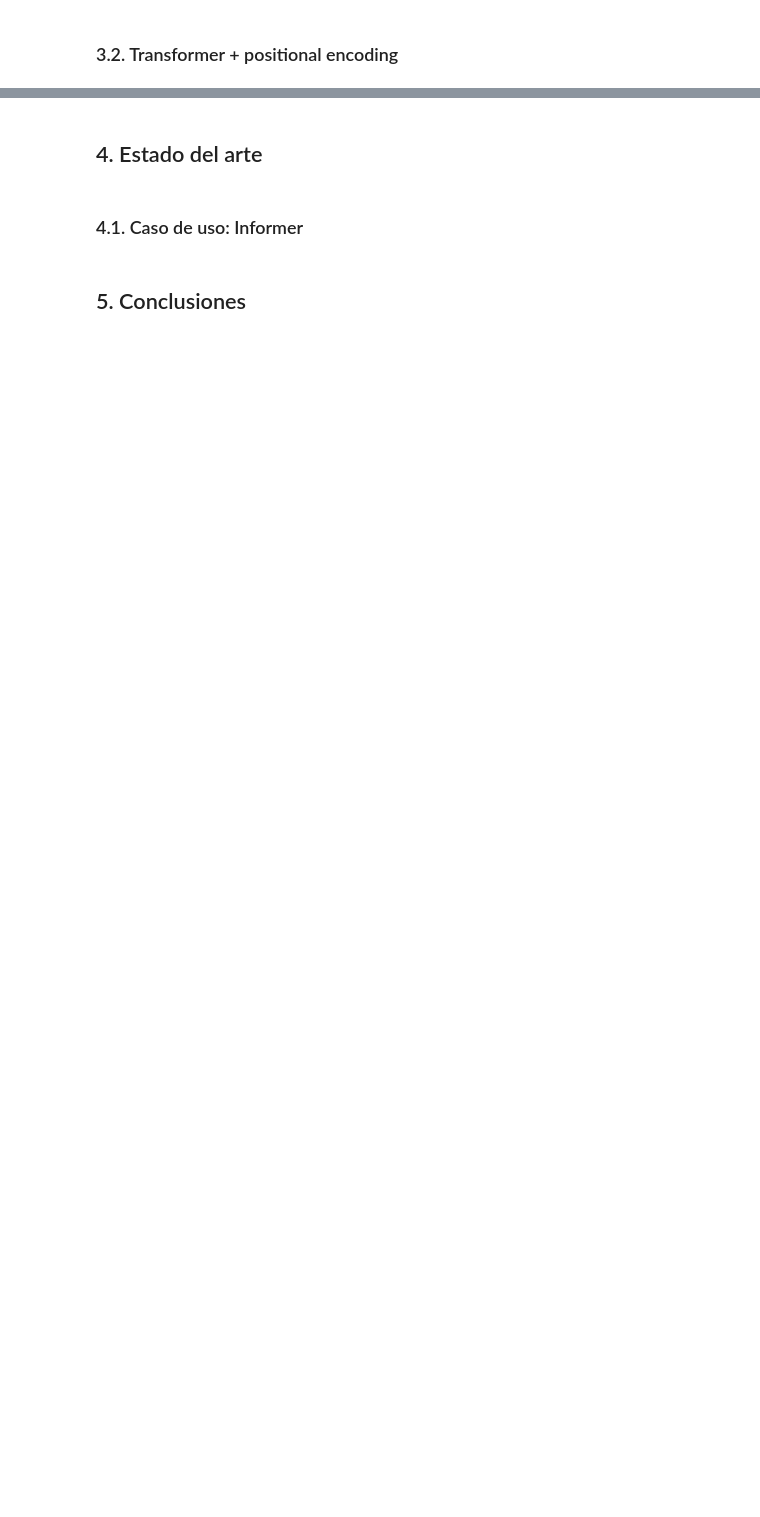
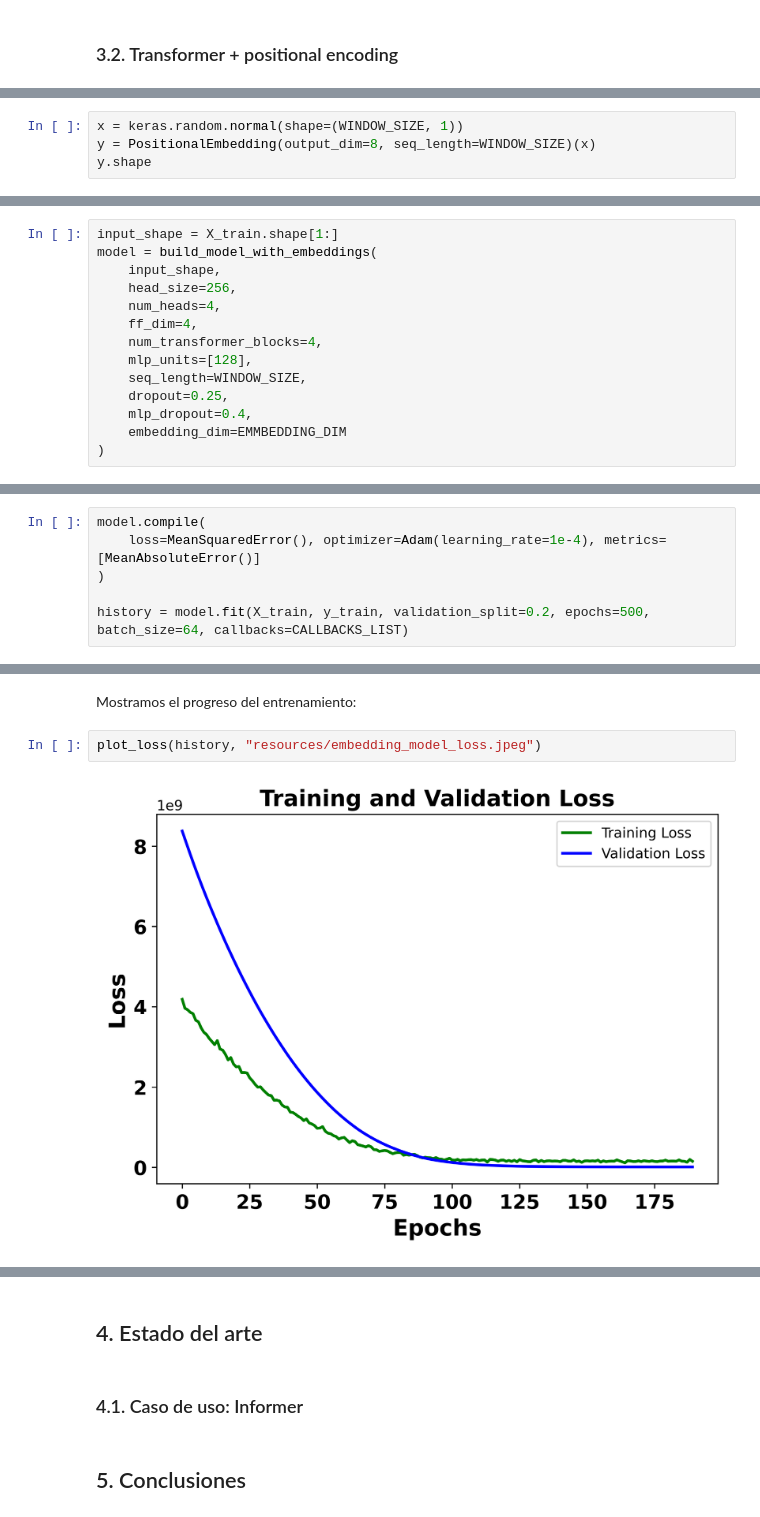
Before and after one commit to brunomaso1/uba-mia, a Jupyter notebook: mia-ast2/TPFinal.ipynb, the cells around one changed output, grey strips where cells are left out. Cells and saved outputs as stored; diff of their text form; blank space fills up the shorter version.

```diff
--- a/mia-ast2/TPFinal.ipynb
+++ b/mia-ast2/TPFinal.ipynb
@@ -569,0 +650,4 @@ class PositionalEmbedding(Layer):
+# %%
+x = keras.random.normal(shape=(WINDOW_SIZE, 1))
+y = PositionalEmbedding(output_dim=8, seq_length=WINDOW_SIZE)(x)
+y.shape
@@ -569,0 +715,14 @@ class PositionalEmbedding(Layer):
+# %%
+input_shape = X_train.shape[1:]
+model = build_model_with_embeddings(
+    input_shape,
+    head_size=256,
+    num_heads=4,
+    ff_dim=4,
+    num_transformer_blocks=4,
+    mlp_units=[128],
+    seq_length=WINDOW_SIZE,
+    dropout=0.25,
+    mlp_dropout=0.4,
+    embedding_dim=EMMBEDDING_DIM
+)
@@ -569,0 +757,6 @@ class PositionalEmbedding(Layer):
+# %%
+model.compile(
+    loss=MeanSquaredError(), optimizer=Adam(learning_rate=1e-4), metrics=[MeanAbsoluteError()]
+)
+
+history = model.fit(X_train, y_train, validation_split=0.2, epochs=500, batch_size=64, callbacks=CALLBACKS_LIST)
@@ -569,0 +781,6 @@ class PositionalEmbedding(Layer):
+# %% [markdown]
+Mostramos el progreso del entrenamiento:
+# %%
+plot_loss(history, "resources/embedding_model_loss.jpeg")
+# %% [output]
+[figure, added]
```
Also changed, not shown: parts of 36 cells of this notebook, 3 other files.
